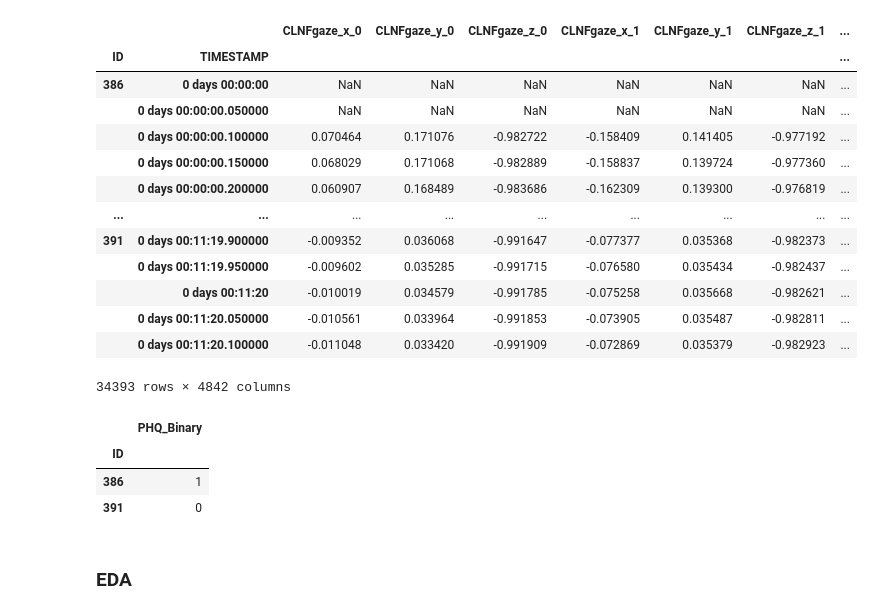
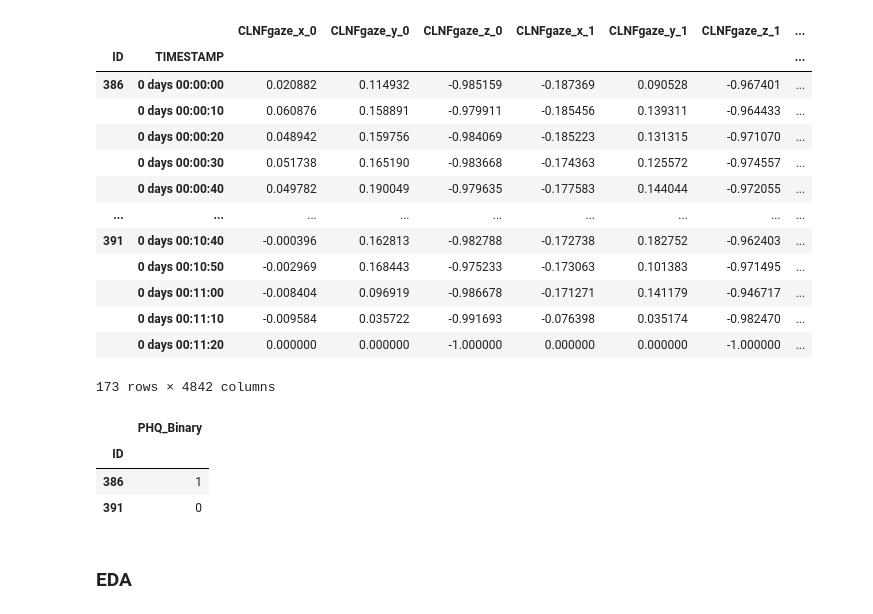
Before and after one commit to KarloKorbar/multimodal_depression_detection, a Jupyter notebook: DepressionDetection/MODEL_FACE.ipynb, the cells around one changed output. Cells and saved outputs as stored; diff of their text form; code cells hidden in the pictures.

Commit message:
fixed sampling freq and rolling window size for face model

```diff
--- a/DepressionDetection/MODEL_FACE.ipynb
+++ b/DepressionDetection/MODEL_FACE.ipynb
@@ -1,29 +1,31 @@
 # %%
 import util.utils as utils
 
 percentage = 0.02
 rand_seed = 42
+data_sampling_freq = '10s'
+rolling_window_size = '10s'
 
 df_result = utils.get_binary(percentage, rand_seed)
-df_face = utils.get_face(percentage, rand_seed)
+df_face = utils.get_face(percentage, rand_seed, data_sampling_freq, rolling_window_size)
 
 display(df_face)
 display(df_result)
 # %% [output]
 |  |  | CLNFgaze_x_0 | CLNFgaze_y_0 | CLNFgaze_z_0 | CLNFgaze_x_1 | CLNFgaze_y_1 | CLNFgaze_z_1 | ... |
 | ID | TIMESTAMP |  |  |  |  |  |  | ... |
-| 386 | 0 days 00:00:00 | NaN | NaN | NaN | NaN | NaN | NaN | ... |
-|  | 0 days 00:00:00.050000 | NaN | NaN | NaN | NaN | NaN | NaN | ... |
-|  | 0 days 00:00:00.100000 | 0.070464 | 0.171076 | -0.982722 | -0.158409 | 0.141405 | -0.977192 | ... |
-|  | 0 days 00:00:00.150000 | 0.068029 | 0.171068 | -0.982889 | -0.158837 | 0.139724 | -0.977360 | ... |
-|  | 0 days 00:00:00.200000 | 0.060907 | 0.168489 | -0.983686 | -0.162309 | 0.139300 | -0.976819 | ... |
+| 386 | 0 days 00:00:00 | 0.020882 | 0.114932 | -0.985159 | -0.187369 | 0.090528 | -0.967401 | ... |
+|  | 0 days 00:00:10 | 0.060876 | 0.158891 | -0.979911 | -0.185456 | 0.139311 | -0.964433 | ... |
+|  | 0 days 00:00:20 | 0.048942 | 0.159756 | -0.984069 | -0.185223 | 0.131315 | -0.971070 | ... |
+|  | 0 days 00:00:30 | 0.051738 | 0.165190 | -0.983668 | -0.174363 | 0.125572 | -0.974557 | ... |
+|  | 0 days 00:00:40 | 0.049782 | 0.190049 | -0.979635 | -0.177583 | 0.144044 | -0.972055 | ... |
 | ... | ... | ... | ... | ... | ... | ... | ... | ... |
-| 391 | 0 days 00:11:19.900000 | -0.009352 | 0.036068 | -0.991647 | -0.077377 | 0.035368 | -0.982373 | ... |
-|  | 0 days 00:11:19.950000 | -0.009602 | 0.035285 | -0.991715 | -0.076580 | 0.035434 | -0.982437 | ... |
-|  | 0 days 00:11:20 | -0.010019 | 0.034579 | -0.991785 | -0.075258 | 0.035668 | -0.982621 | ... |
-|  | 0 days 00:11:20.050000 | -0.010561 | 0.033964 | -0.991853 | -0.073905 | 0.035487 | -0.982811 | ... |
-|  | 0 days 00:11:20.100000 | -0.011048 | 0.033420 | -0.991909 | -0.072869 | 0.035379 | -0.982923 | ... |
+| 391 | 0 days 00:10:40 | -0.000396 | 0.162813 | -0.982788 | -0.172738 | 0.182752 | -0.962403 | ... |
+|  | 0 days 00:10:50 | -0.002969 | 0.168443 | -0.975233 | -0.173063 | 0.101383 | -0.971495 | ... |
+|  | 0 days 00:11:00 | -0.008404 | 0.096919 | -0.986678 | -0.171271 | 0.141179 | -0.946717 | ... |
+|  | 0 days 00:11:10 | -0.009584 | 0.035722 | -0.991693 | -0.076398 | 0.035174 | -0.982470 | ... |
+|  | 0 days 00:11:20 | 0.000000 | 0.000000 | -1.000000 | 0.000000 | 0.000000 | -1.000000 | ... |
-34393 rows × 4842 columns
+173 rows × 4842 columns
 |  | PHQ_Binary |
 | ID |  |
 | 386 | 1 |
```
Also changed, not shown: parts of 2 cells of this notebook, 2 other files.
